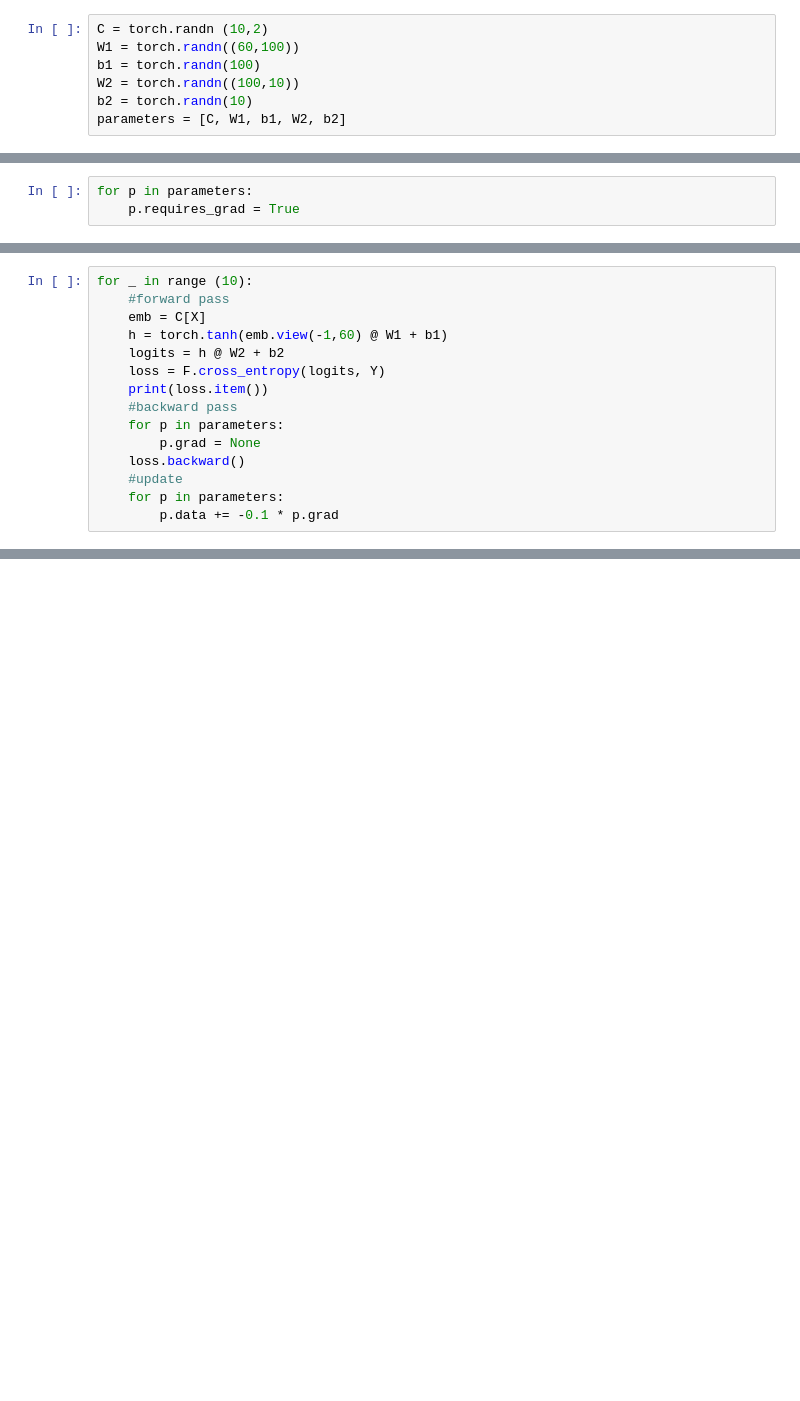
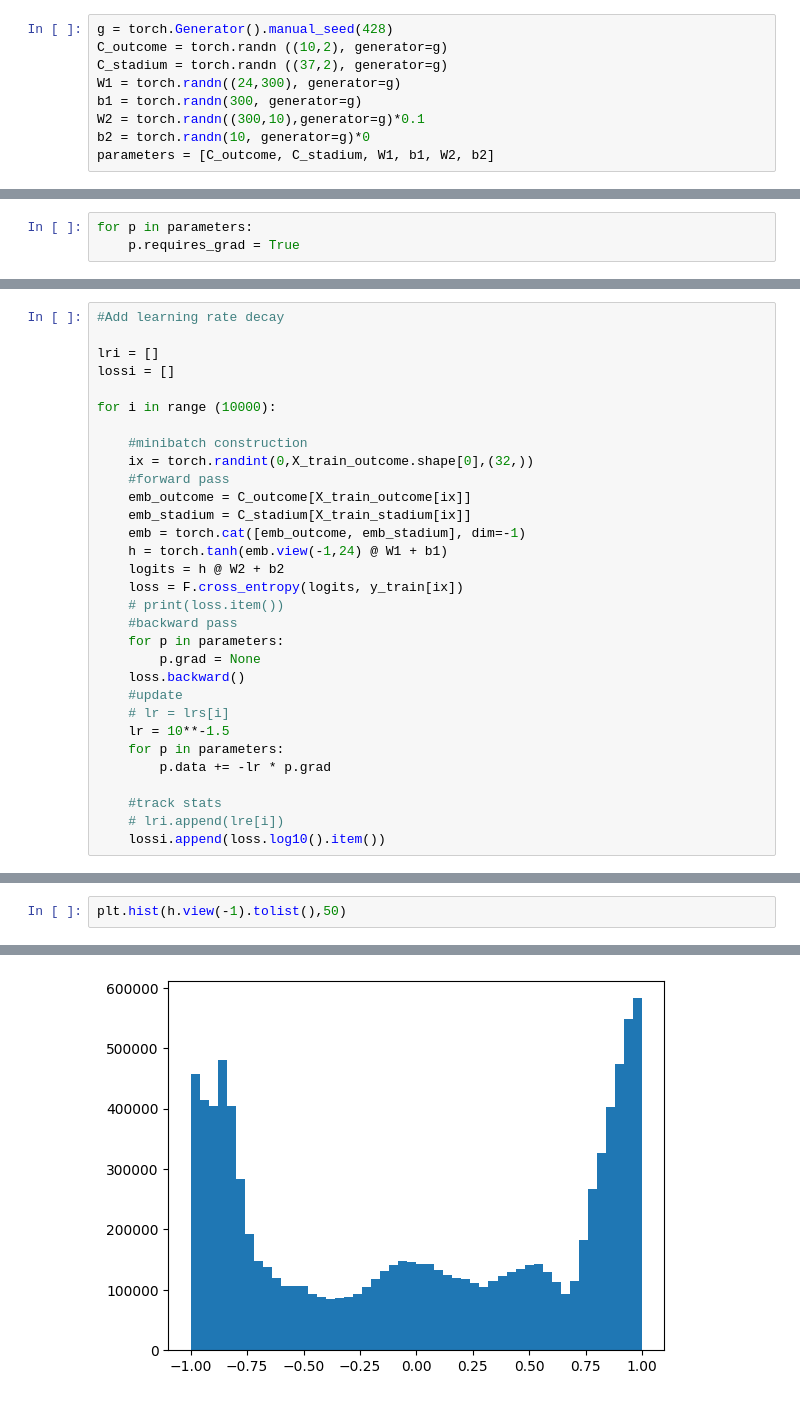
Before and after one commit to aryamanbgupta/Match_Prediction, a Jupyter notebook: notebooks/model_development.ipynb, the cells around one changed output, grey strips where cells are left out. Saved outputs shown, nothing was run; the diff lists cells and outputs as text; blank space fills up the shorter version.

Commit message:
added stadium embeddings to features

```diff
--- a/notebooks/model_development.ipynb
+++ b/notebooks/model_development.ipynb
@@ -62,7 +230,9 @@ X.shape, X.dtype, Y.shape, Y.dtype
 # %%
-C = torch.randn (10,2)
-W1 = torch.randn((60,100))
-b1 = torch.randn(100)
-W2 = torch.randn((100,10))
-b2 = torch.randn(10)
-parameters = [C, W1, b1, W2, b2]
+g = torch.Generator().manual_seed(428)
+C_outcome = torch.randn ((10,2), generator=g)
+C_stadium = torch.randn ((37,2), generator=g)
+W1 = torch.randn((24,300), generator=g)
+b1 = torch.randn(300, generator=g)
+W2 = torch.randn((300,10),generator=g)*0.1
+b2 = torch.randn(10, generator=g)*0
+parameters = [C_outcome, C_stadium, W1, b1, W2, b2]
@@ -72,15 +249,31 @@ for p in parameters:
 # %%
-for _ in range (10):
+#Add learning rate decay
+
+lri = []
+lossi = []
+
+for i in range (10000):
+
+    #minibatch construction
+    ix = torch.randint(0,X_train_outcome.shape[0],(32,))
     #forward pass
-    emb = C[X]
-    h = torch.tanh(emb.view(-1,60) @ W1 + b1)
+    emb_outcome = C_outcome[X_train_outcome[ix]]
+    emb_stadium = C_stadium[X_train_stadium[ix]]
+    emb = torch.cat([emb_outcome, emb_stadium], dim=-1)
+    h = torch.tanh(emb.view(-1,24) @ W1 + b1)
     logits = h @ W2 + b2
-    loss = F.cross_entropy(logits, Y)
-    print(loss.item())
+    loss = F.cross_entropy(logits, y_train[ix])
+    # print(loss.item())
     #backward pass
     for p in parameters:
         p.grad = None
     loss.backward()
     #update
+    # lr = lrs[i]
+    lr = 10**-1.5
     for p in parameters:
-        p.data += -0.1 * p.grad
+        p.data += -lr * p.grad
+
+    #track stats
+    # lri.append(lre[i])
+    lossi.append(loss.log10().item())
@@ -104,0 +280,3 @@ for _ in range (10):
+# %%
+plt.hist(h.view(-1).tolist(),50)
+# %% [output]
@@ -104,0 +300 @@ for _ in range (10):
+[figure, added]
```
Also changed, not shown: parts of 19 cells of this notebook, 1 other file.
